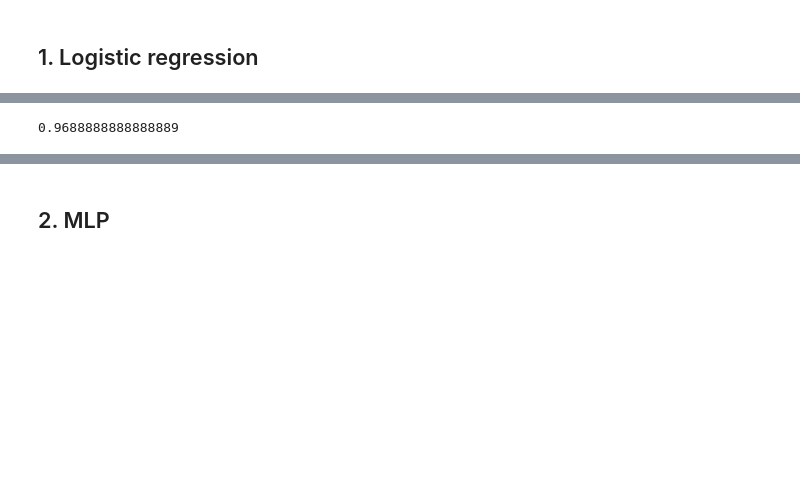
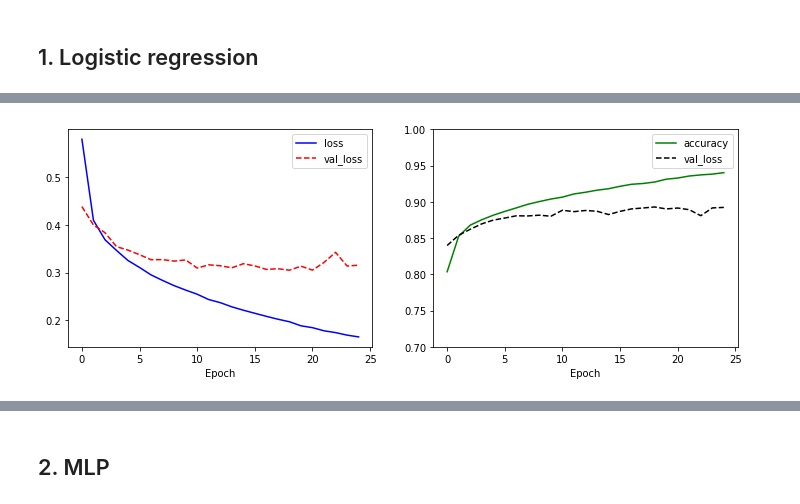
Before and after one commit to dasdasqs2/Machine-learning, a Jupyter notebook: HW/HW3.ipynb, the cells around one changed output, grey strips where cells are left out. Cells and saved outputs as stored; diff of their text form; code cells hidden in the pictures; blank space fills up the shorter version.

```diff
--- a/HW/HW3.ipynb
+++ b/HW/HW3.ipynb
@@ -195,6 +194,22 @@ train_X, test_X, train_Y, test_Y = model_selection.train_test_split(x_data, y_da
+# %%
+train_X = train_X0 / 255.0
+test_X = test_X0 / 255.0
+# %%
+from keras.utils import to_categorical
+
+train_Y = to_categorical(train_Y0, 10)
+test_Y = to_categorical(test_Y0, 10)
+# %%
+tf.random.set_seed(42)
+
+model1 = tf.keras.Sequential([
+    tf.keras.layers.Flatten(input_shape=(28,28)),
+    tf.keras.layers.Dense(units=128, activation='sigmoid'),
+    tf.keras.layers.Dense(units=10, activation='softmax')
+])
+
+model1.compile(optimizer=tf.keras.optimizers.Adam(),loss='categorical_crossentropy', metrics=['accuracy'])
 # %%
 tf.random.set_seed(42)
-model1 = LogisticRegression(max_iter=100, tol=0.0001, penalty='l2', C=1.0)
-
-model1.fit(train_X, train_Y)
+history = model1.fit(train_X, train_Y, epochs=25, validation_split=0.25)
 # %% [output]
@@ -213,6 +233,19 @@ LogisticRegression(C=1.0, class_weight=None, dual=False, fit_intercept=True,
-# %%
-y_predict = model1.predict(test_X)
-score = metrics.accuracy_score(test_Y, y_predict)
-print(score)
-# %% [output]
-0.9688888888888889
+# %%
+plt.figure(figsize=(12,4))
+
+plt.subplot(1,2,1)
+plt.plot(history.history['loss'], 'b-', label='loss')
+plt.plot(history.history['val_loss'], 'r--', label='val_loss')
+plt.xlabel('Epoch')
+plt.legend()
+
+plt.subplot(1,2,2)
+plt.plot(history.history['accuracy'], 'g-', label='accuracy')
+plt.plot(history.history['val_accuracy'], 'k--', label='val_loss')
+plt.xlabel('Epoch')
+plt.ylim(0.7,1)
+plt.legend()
+
+plt.show()
+# %% [output]
+[figure, added]
```
Also changed, not shown: parts of 16 cells of this notebook.
